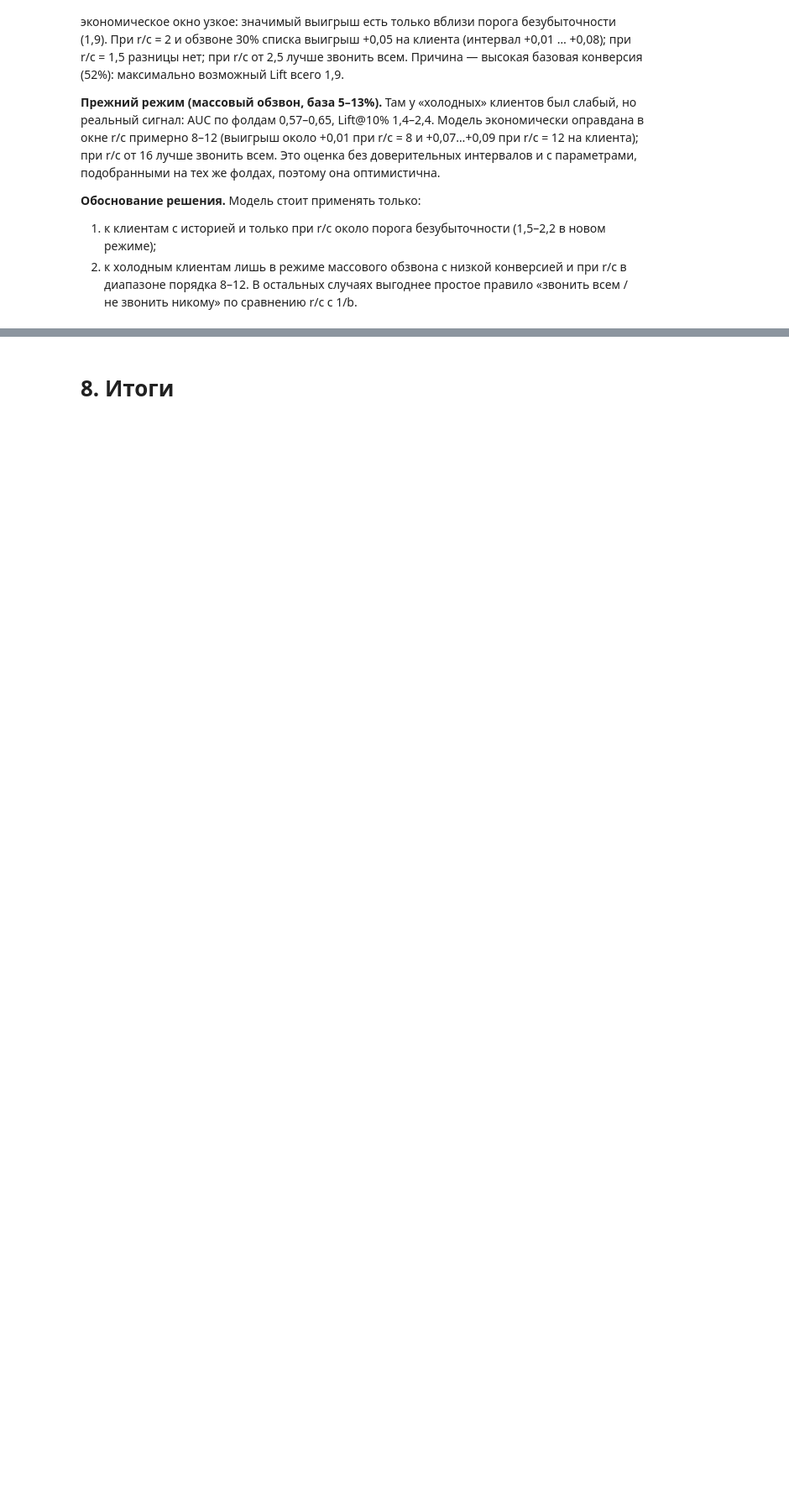
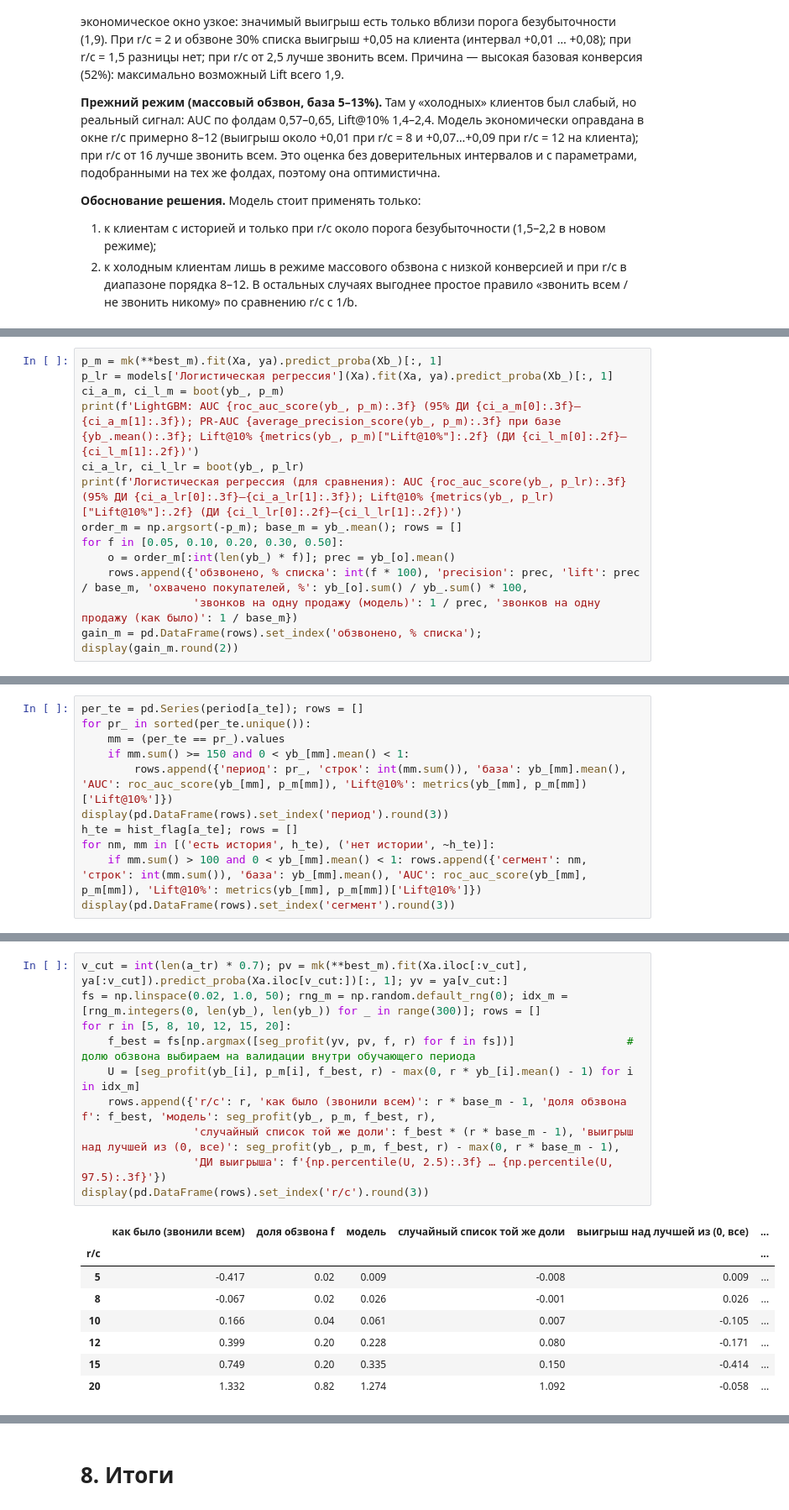
Before and after one commit to RafaelPozoyan/UrFU_project, a Jupyter notebook: final_pipeline.ipynb, the cells around one changed output, grey strips where cells are left out. Shown at 84% size. Saved outputs shown, nothing was run; the diff lists cells and outputs as text; blank space fills up the shorter version.

Commit message:
final_pipeline: раздел 7.9 — тест в режиме массового обзвона
Co-Authored-By: Claude Sonnet 5.5 <noreply@anthropic.com>

```diff
--- a/final_pipeline.ipynb
+++ b/final_pipeline.ipynb
@@ -1081,0 +1110,13 @@ display(pd.DataFrame(rows).set_index(['r/c', 'доля обзвона f']).round
+# %%
+p_m = mk(**best_m).fit(Xa, ya).predict_proba(Xb_)[:, 1]
+p_lr = models['Логистическая регрессия'](Xa).fit(Xa, ya).predict_proba(Xb_)[:, 1]
+ci_a_m, ci_l_m = boot(yb_, p_m)
+print(f'LightGBM: AUC {roc_auc_score(yb_, p_m):.3f} (95% ДИ {ci_a_m[0]:.3f}–{ci_a_m[1]:.3f}); PR-AUC {average_precision_score(yb_, p_m):.3f} при базе {yb_.mean():.3f}; Lift@10% {metrics(yb_, p_m)["Lift@10%"]:.2f} (ДИ {ci_l_m[0]:.2f}–{ci_l_m[1]:.2f})')
+ci_a_lr, ci_l_lr = boot(yb_, p_lr)
+print(f'Логистическая регрессия (для сравнения): AUC {roc_auc_score(yb_, p_lr):.3f} (95% ДИ {ci_a_lr[0]:.3f}–{ci_a_lr[1]:.3f}); Lift@10% {metrics(yb_, p_lr)["Lift@10%"]:.2f} (ДИ {ci_l_lr[0]:.2f}–{ci_l_lr[1]:.2f})')
+order_m = np.argsort(-p_m); base_m = yb_.mean(); rows = []
+for f in [0.05, 0.10, 0.20, 0.30, 0.50]:
+    o = order_m[:int(len(yb_) * f)]; prec = yb_[o].mean()
+    rows.append({'обзвонено, % списка': int(f * 100), 'precision': prec, 'lift': prec / base_m, 'охвачено покупателей, %': yb_[o].sum() / yb_.sum() * 100,
+                 'звонков на одну продажу (модель)': 1 / prec, 'звонков на одну продажу (как было)': 1 / base_m})
+gain_m = pd.DataFrame(rows).set_index('обзвонено, % списка'); display(gain_m.round(2))
@@ -1081,0 +1135,11 @@ display(pd.DataFrame(rows).set_index(['r/c', 'доля обзвона f']).round
+# %%
+per_te = pd.Series(period[a_te]); rows = []
+for pr_ in sorted(per_te.unique()):
+    mm = (per_te == pr_).values
+    if mm.sum() >= 150 and 0 < yb_[mm].mean() < 1:
+        rows.append({'период': pr_, 'строк': int(mm.sum()), 'база': yb_[mm].mean(), 'AUC': roc_auc_score(yb_[mm], p_m[mm]), 'Lift@10%': metrics(yb_[mm], p_m[mm])['Lift@10%']})
+display(pd.DataFrame(rows).set_index('период').round(3))
+h_te = hist_flag[a_te]; rows = []
+for nm, mm in [('есть история', h_te), ('нет истории', ~h_te)]:
+    if mm.sum() > 100 and 0 < yb_[mm].mean() < 1: rows.append({'сегмент': nm, 'строк': int(mm.sum()), 'база': yb_[mm].mean(), 'AUC': roc_auc_score(yb_[mm], p_m[mm]), 'Lift@10%': metrics(yb_[mm], p_m[mm])['Lift@10%']})
+display(pd.DataFrame(rows).set_index('сегмент').round(3))
@@ -1081,0 +1160,19 @@ display(pd.DataFrame(rows).set_index(['r/c', 'доля обзвона f']).round
+# %%
+v_cut = int(len(a_tr) * 0.7); pv = mk(**best_m).fit(Xa.iloc[:v_cut], ya[:v_cut]).predict_proba(Xa.iloc[v_cut:])[:, 1]; yv = ya[v_cut:]
+fs = np.linspace(0.02, 1.0, 50); rng_m = np.random.default_rng(0); idx_m = [rng_m.integers(0, len(yb_), len(yb_)) for _ in range(300)]; rows = []
+for r in [5, 8, 10, 12, 15, 20]:
+    f_best = fs[np.argmax([seg_profit(yv, pv, f, r) for f in fs])]                 # долю обзвона выбираем на валидации внутри обучающего периода
+    U = [seg_profit(yb_[i], p_m[i], f_best, r) - max(0, r * yb_[i].mean() - 1) for i in idx_m]
+    rows.append({'r/c': r, 'как было (звонили всем)': r * base_m - 1, 'доля обзвона f': f_best, 'модель': seg_profit(yb_, p_m, f_best, r),
+                 'случайный список той же доли': f_best * (r * base_m - 1), 'выигрыш над лучшей из (0, все)': seg_profit(yb_, p_m, f_best, r) - max(0, r * base_m - 1),
+                 'ДИ выигрыша': f'{np.percentile(U, 2.5):.3f} … {np.percentile(U, 97.5):.3f}'})
+display(pd.DataFrame(rows).set_index('r/c').round(3))
+# %% [output]
+|  | как было (звонили всем) | доля обзвона f | модель | случайный список той же доли | выигрыш над лучшей из (0, все) | ... |
+| r/c |  |  |  |  |  | ... |
+| 5 | -0.417 | 0.02 | 0.009 | -0.008 | 0.009 | ... |
+| 8 | -0.067 | 0.02 | 0.026 | -0.001 | 0.026 | ... |
+| 10 | 0.166 | 0.04 | 0.061 | 0.007 | -0.105 | ... |
+| 12 | 0.399 | 0.20 | 0.228 | 0.080 | -0.171 | ... |
+| 15 | 0.749 | 0.20 | 0.335 | 0.150 | -0.414 | ... |
+| 20 | 1.332 | 0.82 | 1.274 | 1.092 | -0.058 | ... |
```
Also changed, not shown: parts of 11 cells of this notebook.
